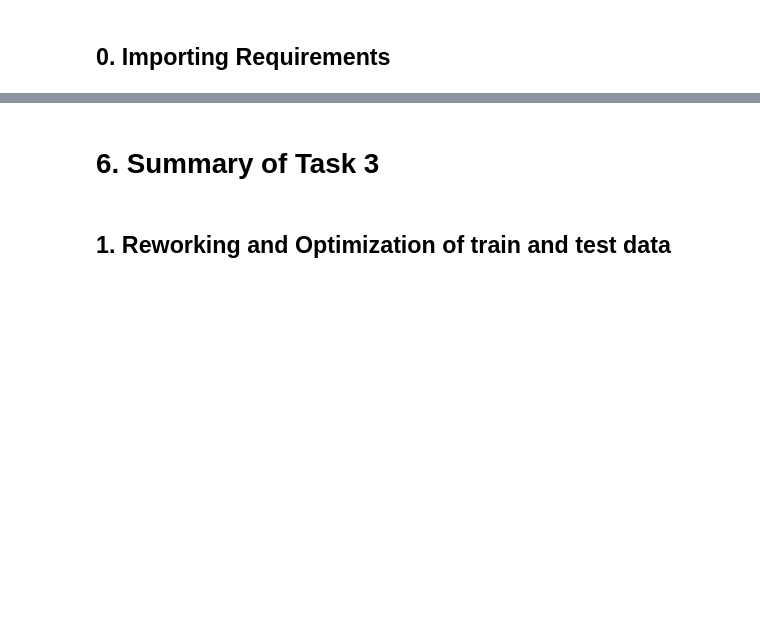
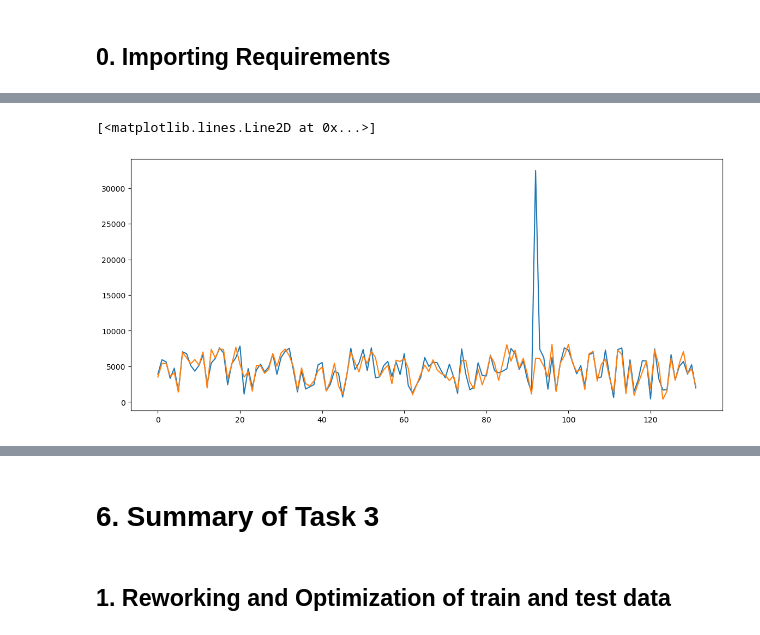
Before and after one commit to PatrykGadziomski/Bike-Rental-Prediction, a Jupyter notebook: Task 3/group2_task3_notepad.ipynb, the cells around one changed output, grey strips where cells are left out. Saved outputs shown, nothing was run; the diff lists cells and outputs as text; code cells hidden in the pictures; blank space fills up the shorter version.

```diff
--- a/Task 3/group2_task3_notepad.ipynb
+++ b/Task 3/group2_task3_notepad.ipynb
@@ -41,0 +47,4 @@ Since we changed our dataset, we also tested our Models again to compare if the
+# %%
+# Loading the train and test data
+train_df = pd.read_csv('new_traindata.csv', delimiter=',')
+test_df = pd.read_csv('new_testdata.csv', delimiter=',')
@@ -41,0 +53,8 @@ Since we changed our dataset, we also tested our Models again to compare if the
+# %%
+# Splitting the train data into features and labels
+train_features = train_df.iloc[:, :12]
+train_labels = train_df.iloc[:, -1:]
+
+# Splitting the test data into features and labels
+test_features = test_df.iloc[:, :12]
+test_labels = test_df.iloc[:, -1:]
@@ -41,0 +84,10 @@ Since we changed our dataset, we also tested our Models again to compare if the
+# %%
+# Model building
+
+# We use linear regression, which is a supervised learning technique
+# with usage of labeled training data.
+baseline_model = linear_model.LinearRegression()
+
+baseline_model.fit(train_features, train_labels)
+
+print(baseline_model.coef_)
@@ -41,0 +98,4 @@ Since we changed our dataset, we also tested our Models again to compare if the
+# %%
+# Predict all test examples
+baseline_pred = baseline_model.predict(test_features)
+baseline_pred
@@ -41,0 +120,8 @@ Since we changed our dataset, we also tested our Models again to compare if the
+# %%
+# Visualize the output
+plt.figure(figsize=(14,6))
+plt.plot(test_labels)
+plt.plot(baseline_pred)
+# %% [output]
+[<matplotlib.lines.Line2D at 0x...>]
+[figure, added]
```
Also changed, not shown: parts of 44 cells of this notebook.
